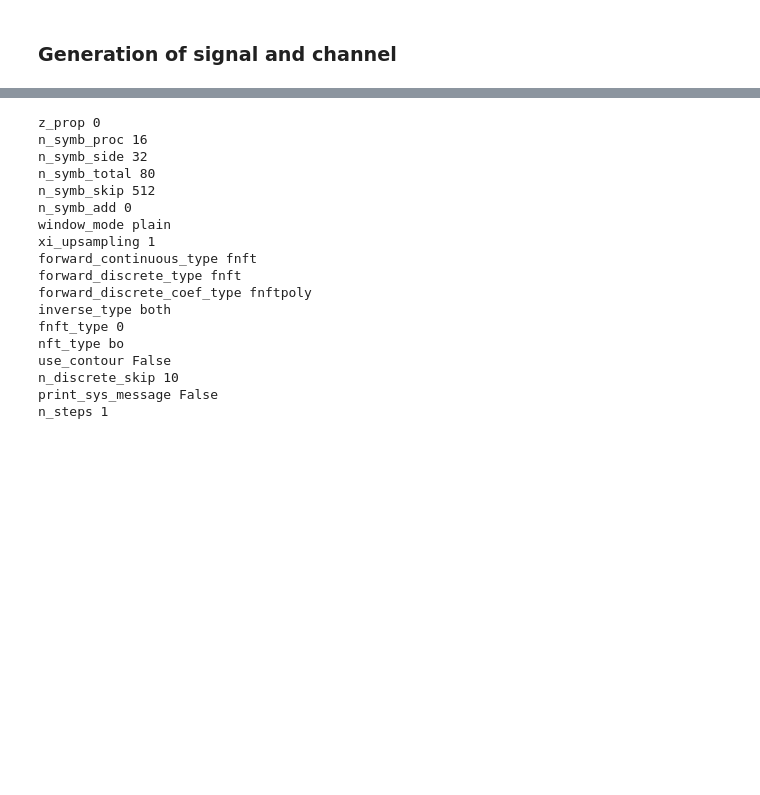
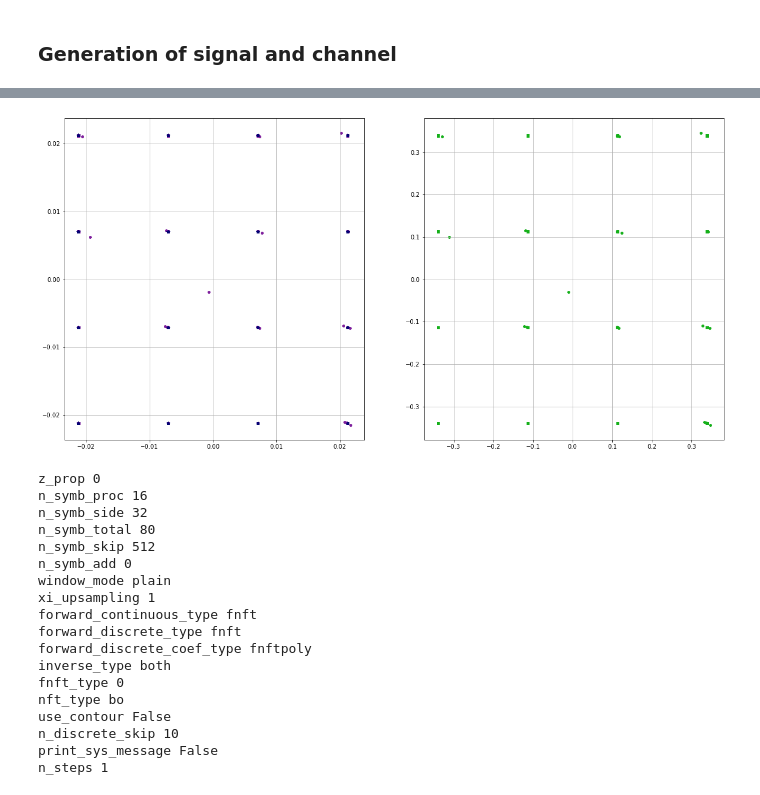
Before and after one commit to esf0/nft-processing, a Jupyter notebook: notebooks/test_processing.ipynb, the cells around one changed output, grey strips where cells are left out. Drawn from its saved outputs; the diff is of its cells as text; code cells hidden in the pictures; blank space fills up the shorter version.

```diff
--- a/notebooks/test_processing.ipynb
+++ b/notebooks/test_processing.ipynb
@@ -93,3 +181,25 @@ propagation took 94.89200000000001 ms
+# %%
+# scale = np.sum(np.power(np.absolute(ft_filter_values), 2))
+scale = np.dot(np.transpose(np.conjugate(points_x_orig)), points_x_orig) / np.dot(np.transpose(np.conjugate(points_x_orig)), points_x_wo_prop)
+scale_new = np.dot(np.transpose(np.conjugate(points_x_orig[add_temp:-add_temp])), points_x_orig[add_temp:-add_temp]) / np.dot(np.transpose(np.conjugate(points_x_orig[add_temp:-add_temp])), points_x_wo_prop_slow_new)
+
+
+fig, axs = plt.subplots(1, 2, figsize=(20, 10))
+# axs[0].scatter(points_x_wo_prop.real * scale, points_x_wo_prop.imag * scale, s=15, c='xkcd:purple', marker='o')
+axs[0].scatter(points_x_wo_prop_slow.real * scale_new, points_x_wo_prop_slow.imag * scale_new, s=15, c='xkcd:purple', marker='o')
+# axs[0].scatter(points_x_cdc.real, points_x_cdc.imag, s=30, c='xkcd:green', marker='.')
+# axs[0].scatter(points_x_cdc_shifted.real, points_x_cdc_shifted.imag, s=30, c='green', marker='x')
+axs[0].scatter(points_x_orig.real, points_x_orig.imag, s=20, c='xkcd:deep blue', marker='*')
+# axs[0].scatter(points_x_cdc_test[n_start_test:n_end_test].real, points_x_cdc_test[n_start_test:n_end_test].imag, s=20, c='xkcd:purple', marker='o')
+axs[0].grid(True)
+
+axs[1].scatter(points_x_wo_prop_slow_new.real, points_x_wo_prop_slow_new.imag, s=15, c='xkcd:green', marker='o')
+# axs[1].scatter(points_y_wo_prop.real * scale, points_y_wo_prop.imag * scale, s=6, c='xkcd:green', marker='.')
+# # axs[1].scatter(points_y_cdc_shifted.real, points_y_cdc_shifted.imag, s=6, c='xkcd:green', marker='x')
+# axs[1].scatter(points_y_orig.real, points_y_orig.imag, s=20, c='xkcd:deep blue', marker='*')
+axs[1].grid(True)
+# %% [output]
+[figure, added]
 # %%
 # get processing parameters
 process_parameters = prcs.get_default_process_parameters()
```
Also changed, not shown: parts of 25 cells of this notebook, 13 other files.
